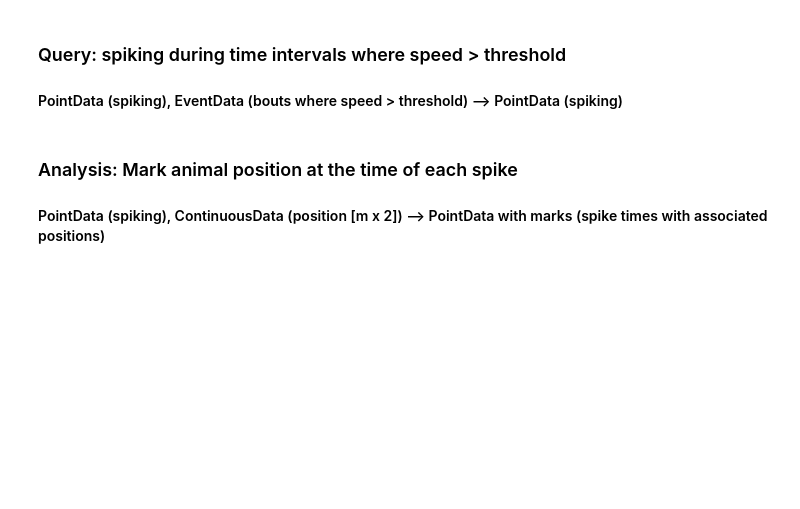
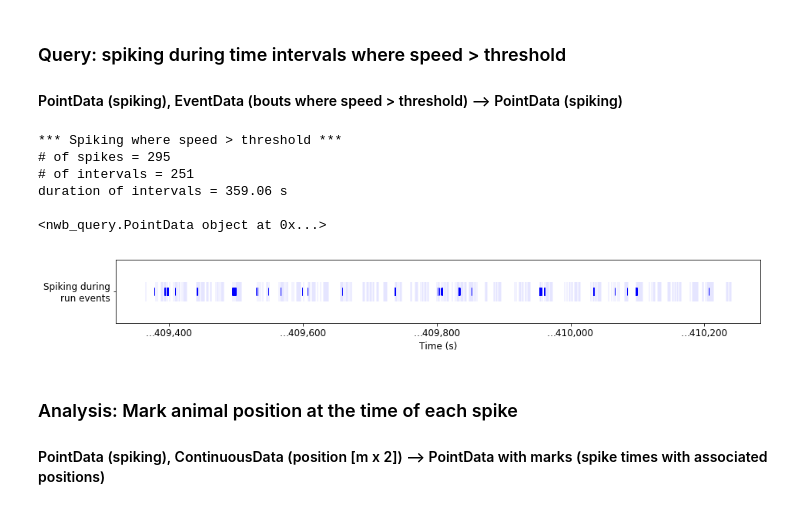
Before and after one commit to LorenFrankLab/franklab-nwb, a Jupyter notebook: place_field_with_queries.ipynb, the cells around one changed output. Drawn from its saved outputs; the diff is of its cells as text; code cells hidden in the pictures; blank space fills up the shorter version.

```diff
--- a/place_field_with_queries.ipynb
+++ b/place_field_with_queries.ipynb
@@ -205,20 +246,28 @@ pass # suppress output
 # %%
 spiking_run = spiking.time_query(speed_events)  # Use the built-in time query method on PointProcess
 
 print('*** Spiking where speed > threshold ***')
 print('# of spikes = %d' % len(spiking_run.point_times))
 print('# of intervals = %d' % len(spiking_run.valid_intervals))
 print('duration of intervals = %0.2f s' % np.sum(spiking_run.valid_intervals.durations()))
 print()
 
 print(spiking_run)
 
 # Plot spiking
 fig1 = plt.figure(1, figsize=(15,1.5))
 ax1 = fig1.add_subplot(1, 1, 1)
-plot_PointData_multiple([(spiking_run, 'Spiking during run')], axis=ax1)
+plot_PointData_multiple([(spiking_run, 'Spiking during\nrun events')], axis=ax1)
 
 pass # suppress output
+# %% [output]
+*** Spiking where speed > threshold ***
+# of spikes = 295
+# of intervals = 251
+duration of intervals = 359.06 s
+
+<nwb_query.PointData object at 0x...>
+[figure, added]
 # %% [markdown]
 ### Analysis: Mark animal position at the time of each spike
 #### PointData (spiking), ContinuousData (position [m x 2]) --> PointData with marks (spike times with associated positions)
```
Also changed, not shown: parts of 11 cells of this notebook, 1 other file.
